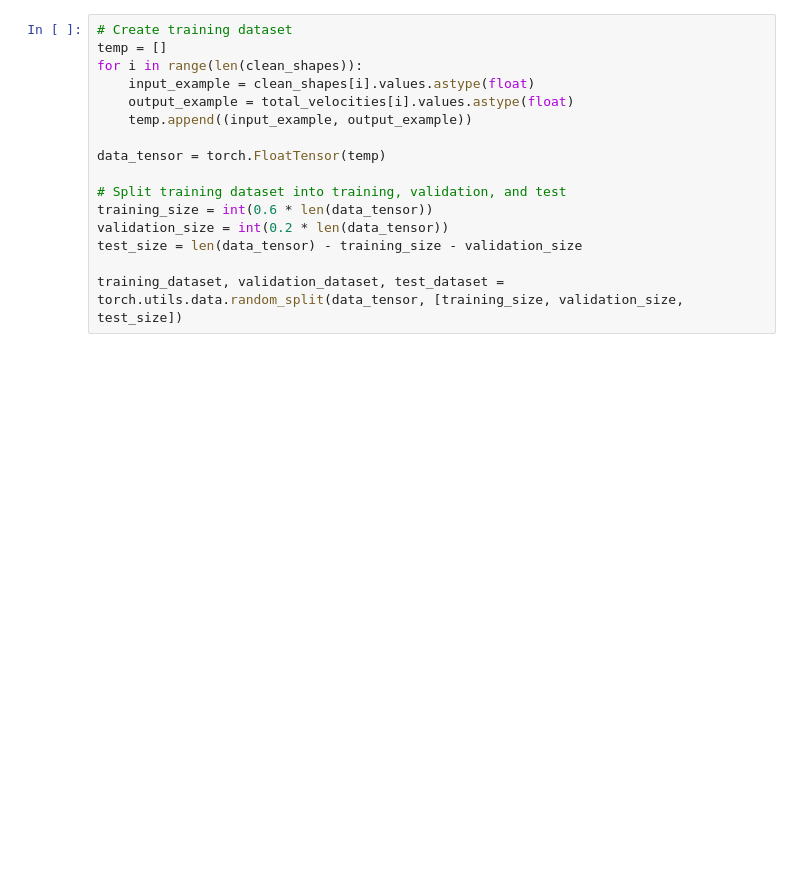
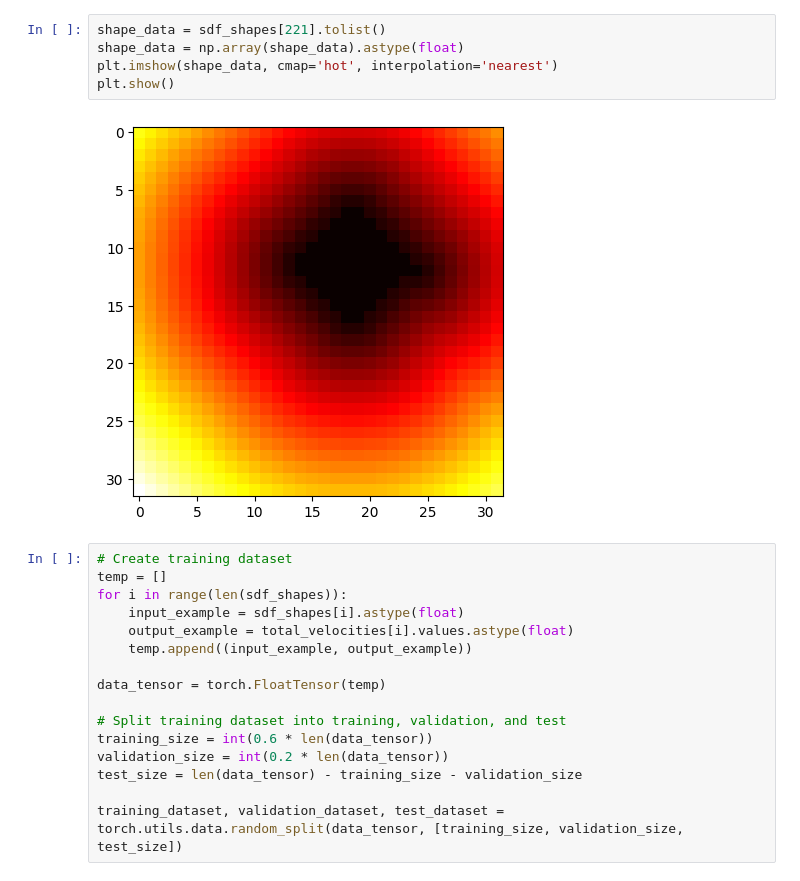
Before and after one commit to DSSTUDI/CNN-Fluid-Simulation, a Jupyter notebook: SimpleNetwork.ipynb, the cells around one changed output. Drawn from its saved outputs; the diff is of its cells as text; blank space fills up the shorter version.

```diff
--- a/SimpleNetwork.ipynb
+++ b/SimpleNetwork.ipynb
@@ -61,11 +86,18 @@ total_velocities = []
 for i in range(len(clean_shapes)):
     total_velocity = np.sqrt(np.square(clean_verticals[i].astype(float)) + np.square(clean_horizontals[i].astype(float)))
     total_velocities.append(total_velocity)
+# %%
+shape_data = sdf_shapes[221].tolist()
+shape_data = np.array(shape_data).astype(float)
+plt.imshow(shape_data, cmap='hot', interpolation='nearest')
+plt.show()
+# %% [output]
+[figure, added]
 # %%
 # Create training dataset
 temp = []
-for i in range(len(clean_shapes)):
-    input_example = clean_shapes[i].values.astype(float)
+for i in range(len(sdf_shapes)):
+    input_example = sdf_shapes[i].astype(float)
     output_example = total_velocities[i].values.astype(float)
     temp.append((input_example, output_example))
 
```
Also changed, not shown: parts of 11 cells of this notebook, 1 other file.
